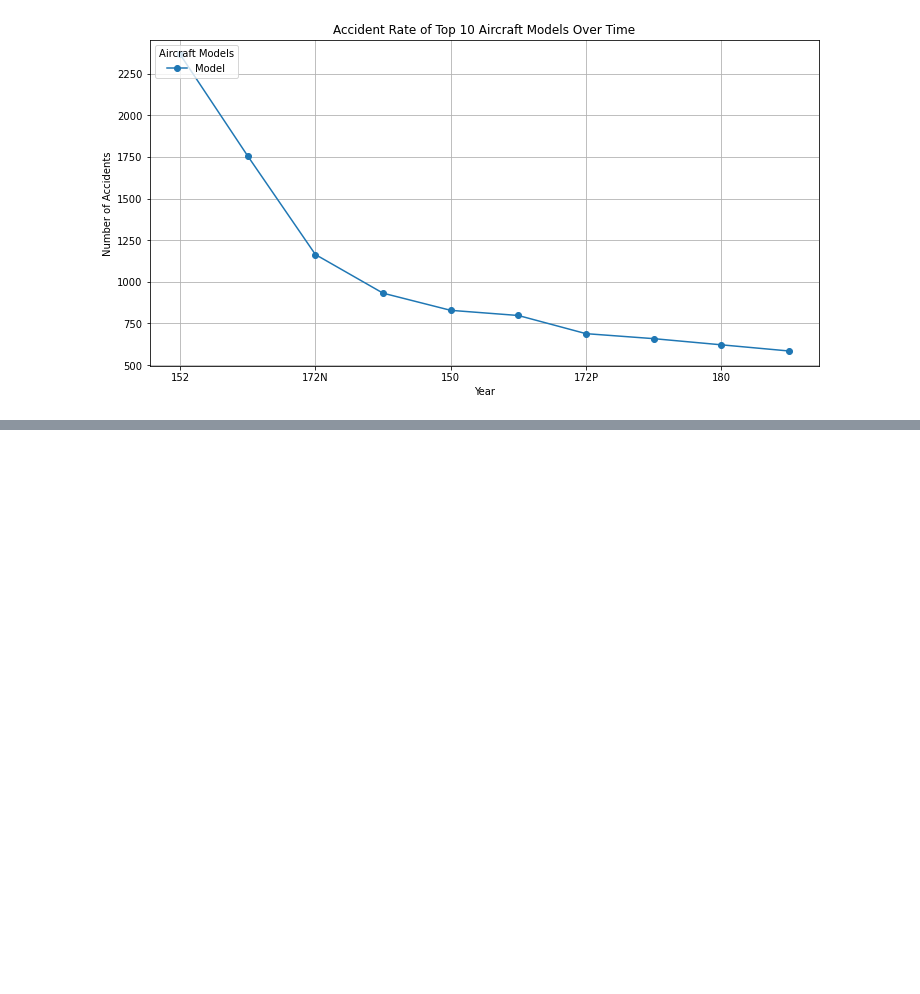
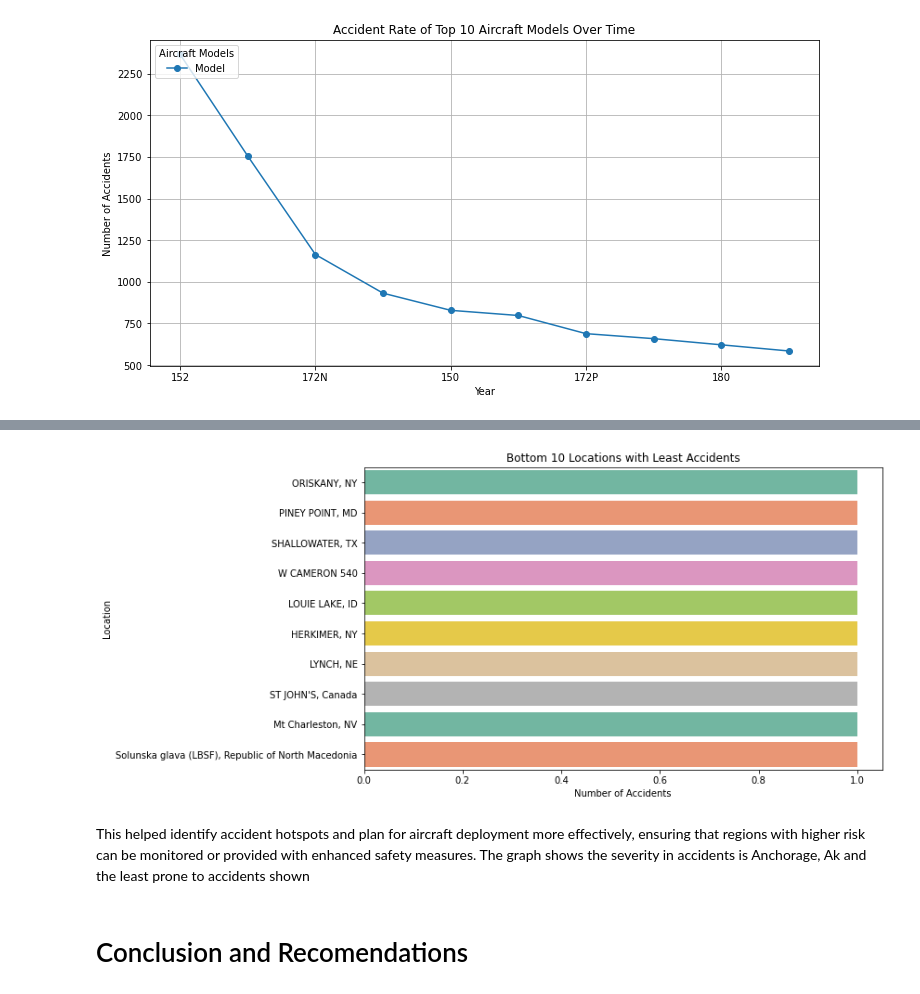
Before and after one commit to EdelLwoyelo/Phase-1-Project-Aircraft-Accident-Analysis, a Jupyter notebook: Phase_1_Project.ipynb, the cells around one changed output, grey strips where cells are left out. Drawn from its saved outputs; the diff is of its cells as text; code cells hidden in the pictures; blank space fills up the shorter version.

Commit message:
Final analysis and conclusion

```diff
--- a/Phase_1_Project.ipynb
+++ b/Phase_1_Project.ipynb
@@ -543,0 +594,17 @@ plt.show()
+# %%
+# Plotting the top 10 locations with the most accidents
+bottom_locations = location_accidents.tail(10)
+
+plt.figure(figsize=(10, 6))
+sns.barplot(x='Accident Count', y='Location', data=bottom_locations, palette='Set2')
+plt.title('Bottom 10 Locations with Least Accidents')
+plt.xlabel('Number of Accidents')
+plt.ylabel('Location')
+plt.show()
+# %% [output]
+[figure, added]
+# %% [markdown]
+ This helped identify accident hotspots and plan for aircraft deployment more effectively, ensuring that regions with higher risk can be monitored or provided with enhanced safety measures.
+ The graph shows the severity in accidents is Anchorage, Ak and the least prone to accidents shown
+# %% [markdown]
+# Conclusion and Recomendations
```
Also changed, not shown: parts of 37 cells of this notebook.
